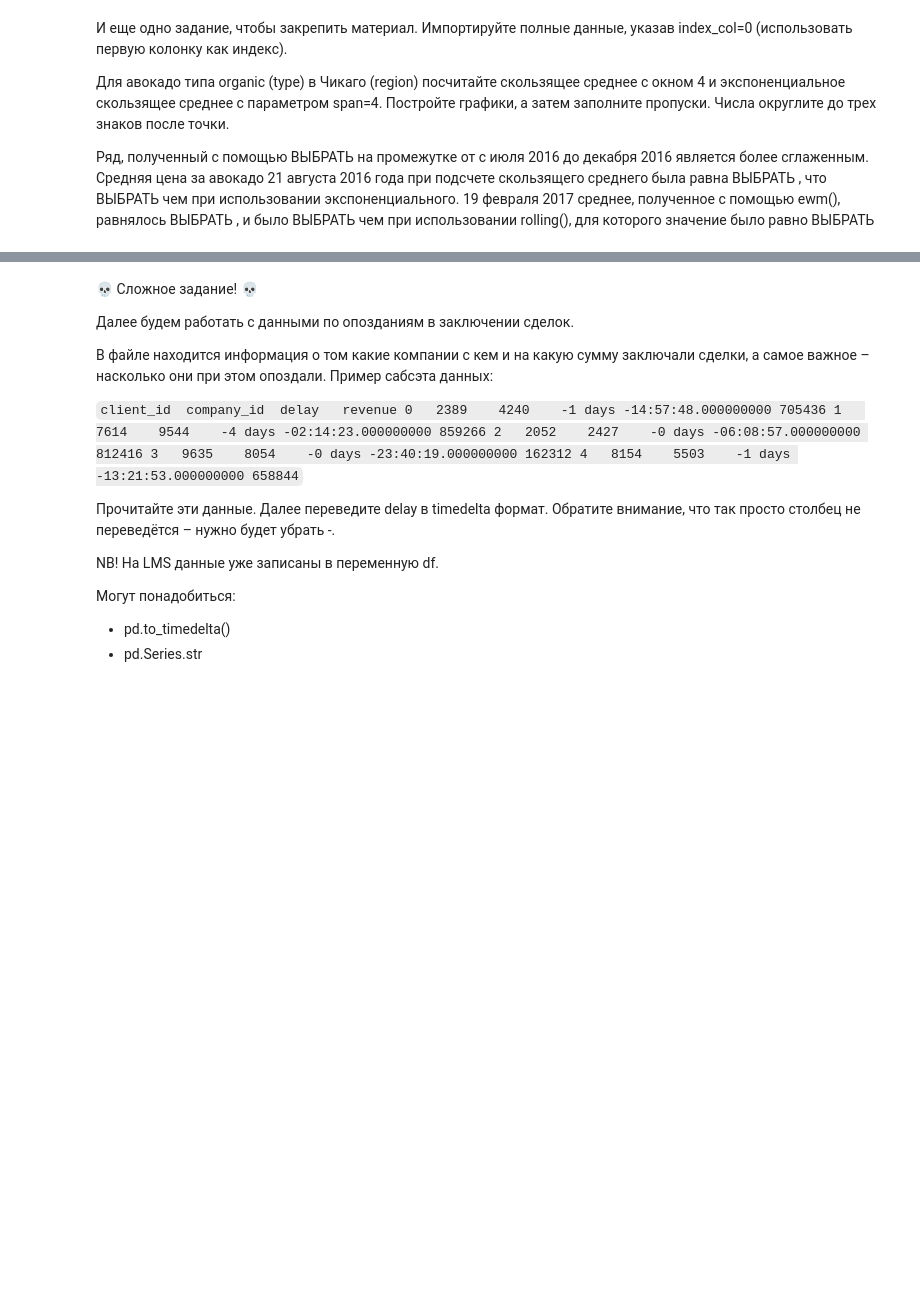
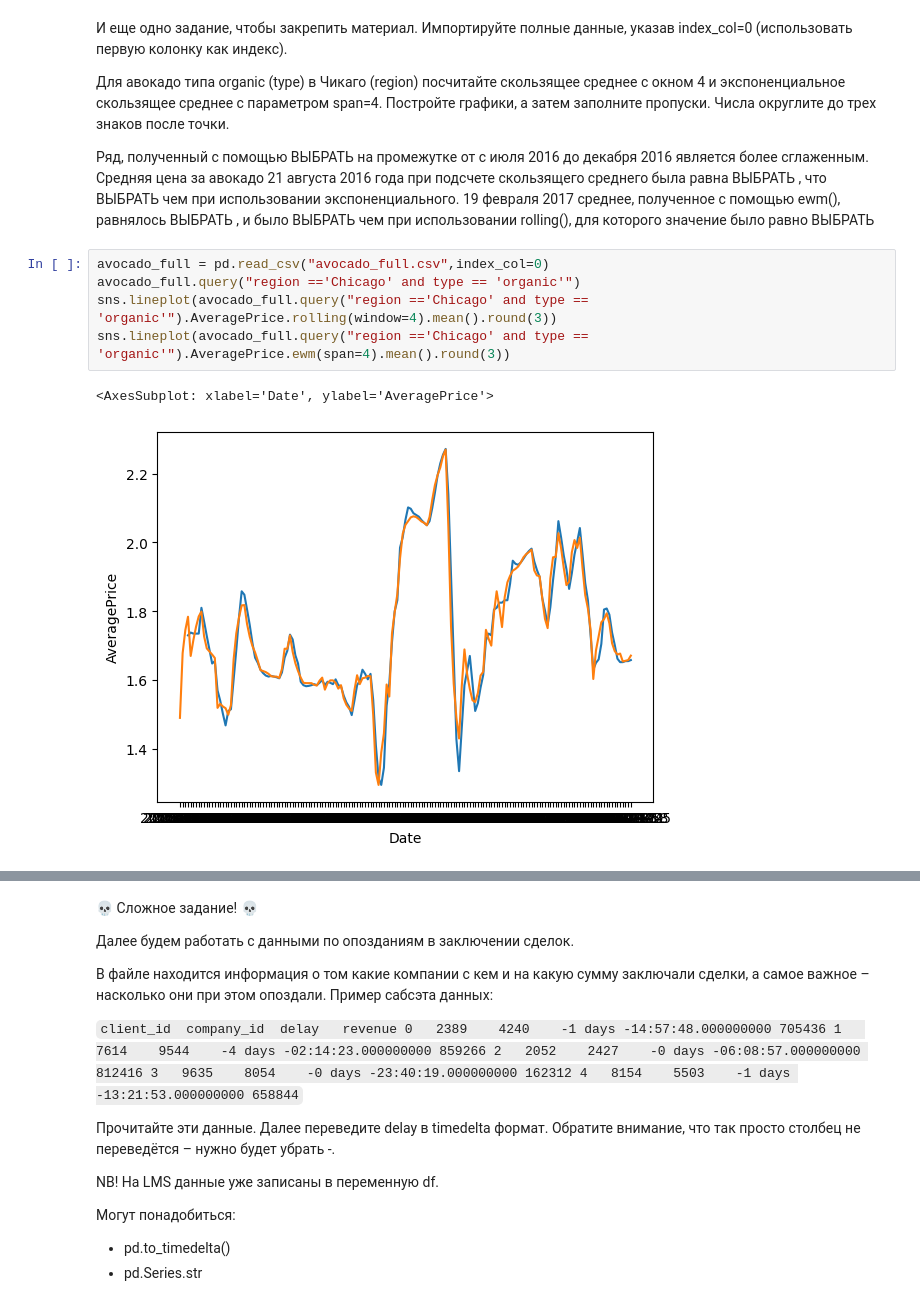
Before and after one commit to NXT26/karpov.courses, a Jupyter notebook: lesson6/HW_lesson6.ipynb, the cells around one changed output, grey strips where cells are left out. Drawn from its saved outputs; the diff is of its cells as text; blank space fills up the shorter version.

```diff
--- a/lesson6/HW_lesson6.ipynb
+++ b/lesson6/HW_lesson6.ipynb
@@ -61,3 +139,11 @@ Object `DataFrame.rolling` not found.
 ВЫБРАТЬ
  чем при использовании rolling(), для которого значение было равно
 ВЫБРАТЬ
+# %%
+avocado_full = pd.read_csv("avocado_full.csv",index_col=0)
+avocado_full.query("region =='Chicago' and type == 'organic'")
+sns.lineplot(avocado_full.query("region =='Chicago' and type == 'organic'").AveragePrice.rolling(window=4).mean().round(3))
+sns.lineplot(avocado_full.query("region =='Chicago' and type == 'organic'").AveragePrice.ewm(span=4).mean().round(3))
+# %% [output]
+<AxesSubplot: xlabel='Date', ylabel='AveragePrice'>
+[figure, added]
```
Also changed, not shown: parts of 23 cells of this notebook, 1 other file.
